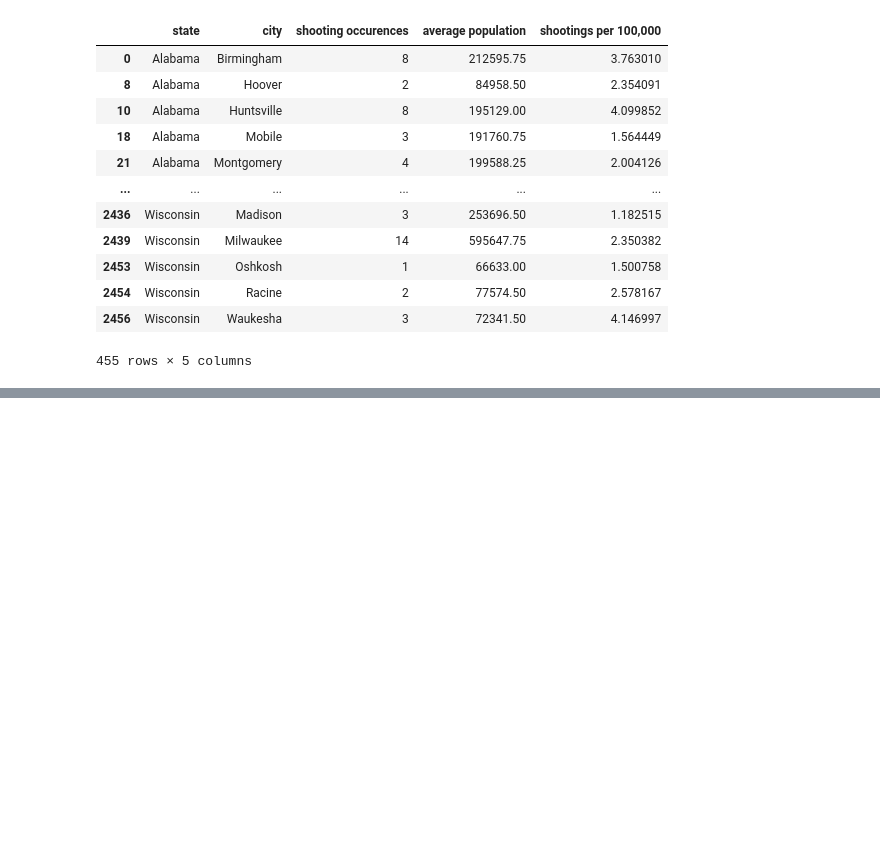
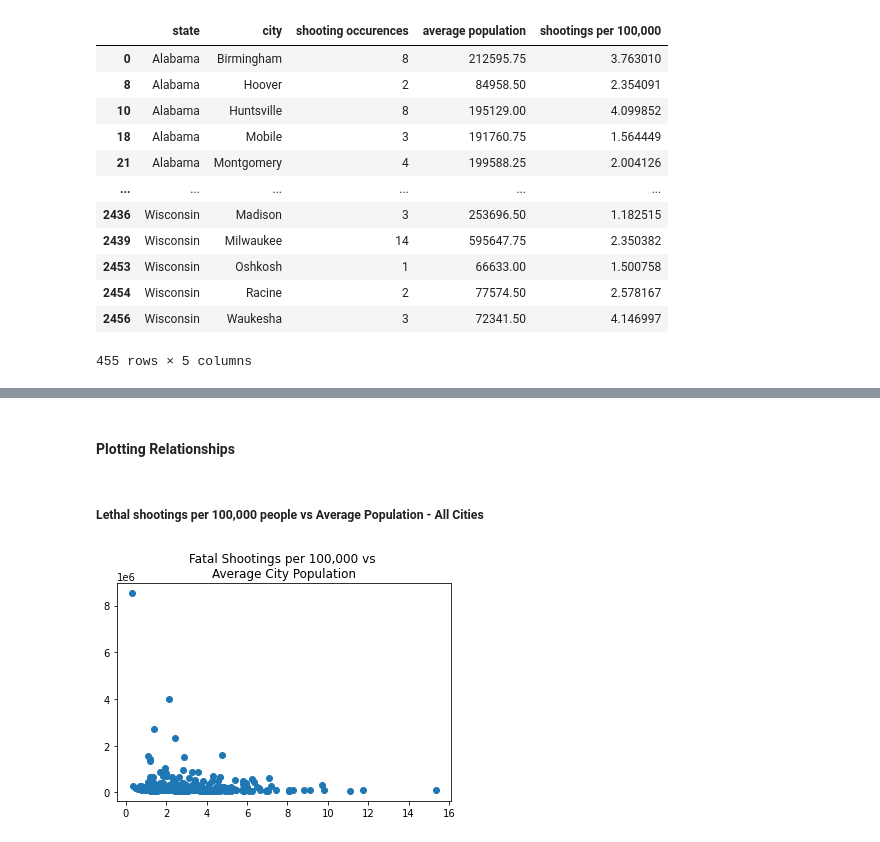
Before and after one commit to szerpa17/fatal-police-shootings, a Jupyter notebook: Analysis_SZ.ipynb, the cells around one changed output, grey strips where cells are left out. Drawn from its saved outputs; the diff is of its cells as text; code cells hidden in the pictures; blank space fills up the shorter version.

```diff
--- a/Analysis_SZ.ipynb
+++ b/Analysis_SZ.ipynb
@@ -77,0 +98,13 @@ per_capita_df
+# %% [markdown]
+#### Plotting Relationships
+# %% [markdown]
+##### Lethal shootings per 100,000 people vs Average Population - All Cities
+# %%
+plt.scatter(per_capita_df['shootings per 100,000'],
+            per_capita_df['average population'])
+
+plt.title('Fatal Shootings per 100,000 vs \nAverage City Population')
+
+plt.show()
+# %% [output]
+[figure, added]
```
Also changed, not shown: parts of 22 cells of this notebook.
